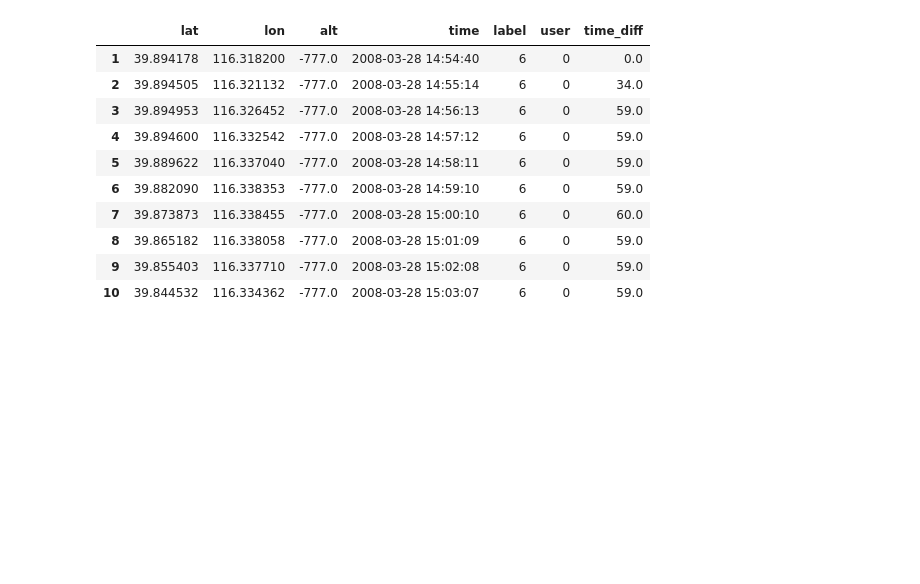
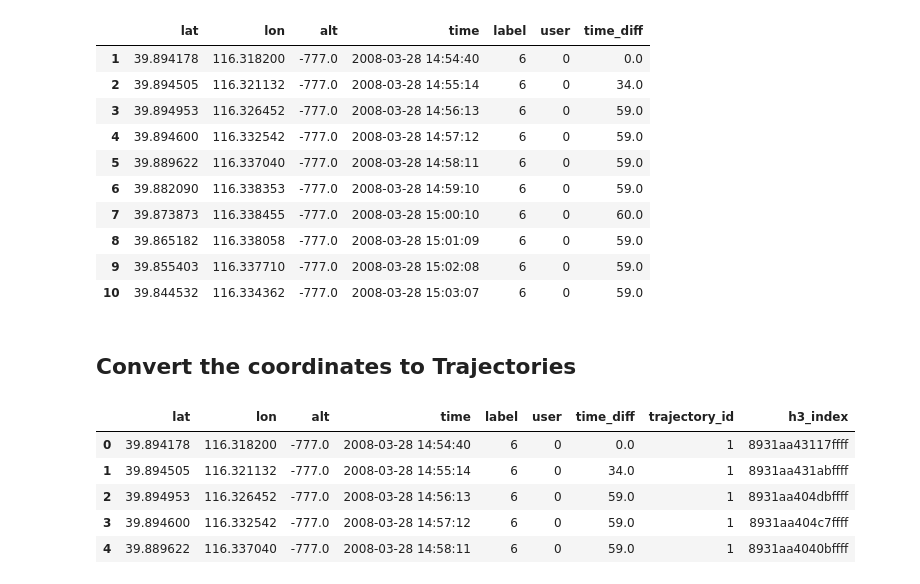
Before and after one commit to Y-Elsayed/Traj-LLMClassifier, a Jupyter notebook: data_processing.ipynb, the cells around one changed output. Drawn from its saved outputs; the diff is of its cells as text; code cells hidden in the pictures; blank space fills up the shorter version.

Commit message:
Tokenized Trajectories

```diff
--- a/data_processing.ipynb
+++ b/data_processing.ipynb
@@ -169,0 +192,27 @@ df.head(10)
+# %% [markdown]
+## Convert the coordinates to Trajectories
+# %%
+processed_data_path = os.getenv('PROCESSED_DATA_PATH')
+file_path = os.path.join(processed_data_path,"processed_data.csv")
+df_traj = pd.read_csv(file_path)
+# %%
+df_traj["trajectory_break"] = (df_traj["user"].ne(df["user"].shift())) | (df_traj["label"].ne(df_traj["label"].shift())) # checking if the current row is not equal to the prev one (False : 0 , True : 1)
+
+df_traj["trajectory_id"] = df_traj["trajectory_break"].cumsum() # cummulative sum to set the traj ID
+
+# Reset time_diff for the first row of each new trajectory
+df_traj.loc[df_traj["trajectory_break"], "time_diff"] = 0
+
+# Drop unnecessary column
+df_traj.drop(columns=["trajectory_break"], inplace=True)
+# converting lat long to a cell. used to be geo_to_h3, but according to the new naming scheme of h3 it was changed (https://h3geo.org/docs/api/indexing/#latlngtocell)
+df_traj["h3_index"] = df.apply(lambda row: h3.latlng_to_cell(row["lat"], row["lon"], 9), axis=1)
+# %%
+df_traj.head()
+# %% [output]
+|  | lat | lon | alt | time | label | user | time_diff | trajectory_id | h3_index |
+| 0 | 39.894178 | 116.318200 | -777.0 | 2008-03-28 14:54:40 | 6 | 0 | 0.0 | 1 | 8931aa43117ffff |
+| 1 | 39.894505 | 116.321132 | -777.0 | 2008-03-28 14:55:14 | 6 | 0 | 34.0 | 1 | 8931aa431abffff |
+| 2 | 39.894953 | 116.326452 | -777.0 | 2008-03-28 14:56:13 | 6 | 0 | 59.0 | 1 | 8931aa404dbffff |
+| 3 | 39.894600 | 116.332542 | -777.0 | 2008-03-28 14:57:12 | 6 | 0 | 59.0 | 1 | 8931aa404c7ffff |
+| 4 | 39.889622 | 116.337040 | -777.0 | 2008-03-28 14:58:11 | 6 | 0 | 59.0 | 1 | 8931aa4040bffff |
```
Also changed, not shown: parts of 11 cells of this notebook.
